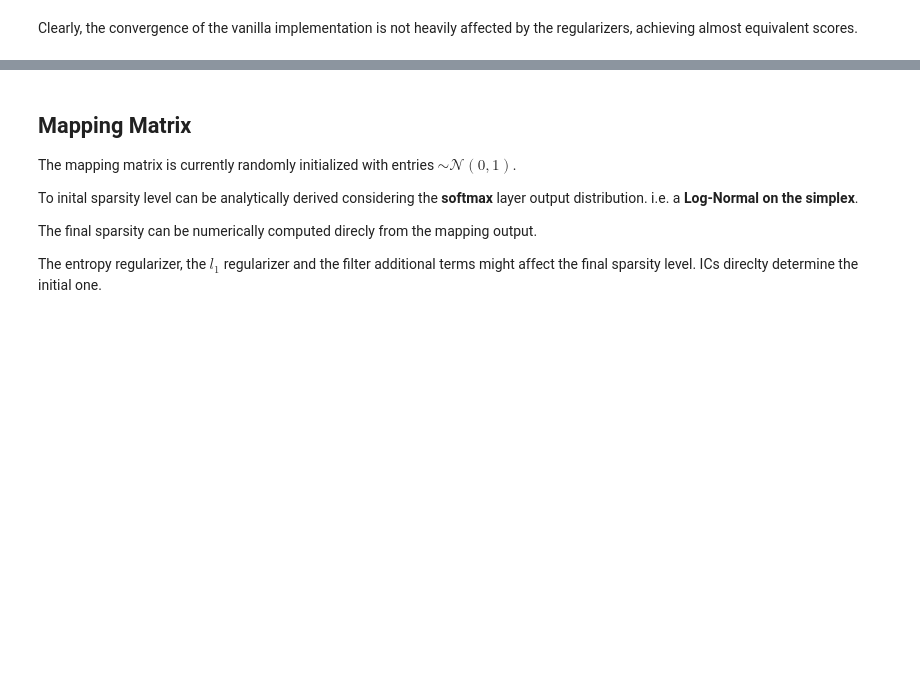
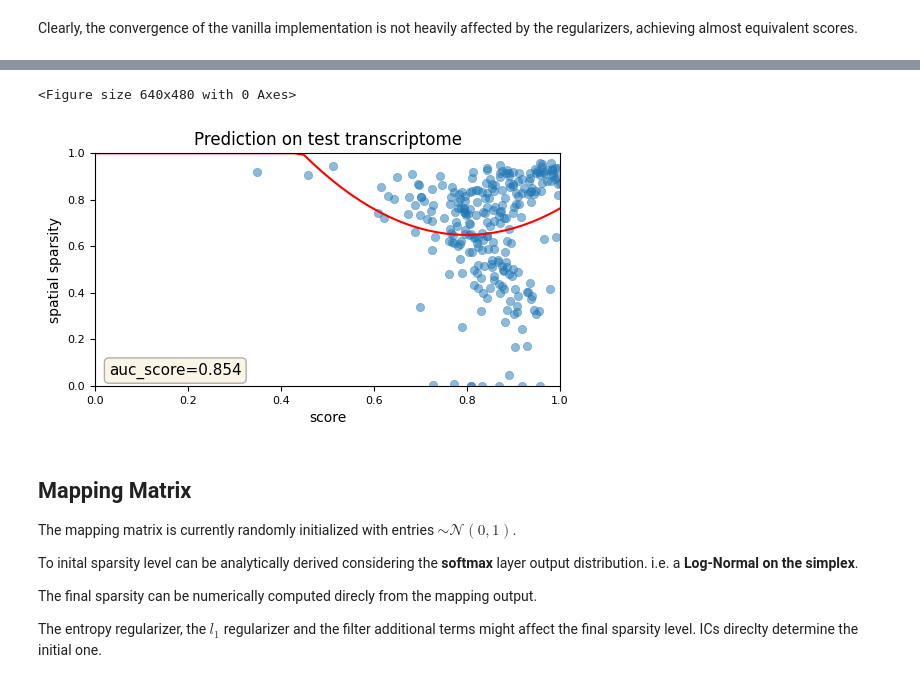
Before and after one commit to enric-bazz/Tangram, a Jupyter notebook: MyNotebooks/vanilla_model_analysis.ipynb, the cells around one changed output, grey strips where cells are left out. Saved outputs shown, nothing was run; the diff lists cells and outputs as text; code cells hidden in the pictures; blank space fills up the shorter version.

```diff
--- a/MyNotebooks/vanilla_model_analysis.ipynb
+++ b/MyNotebooks/vanilla_model_analysis.ipynb
@@ -486,3 +541,8 @@ Clearly, the convergence of the vanilla implementation is not heavily affected b
+# %%
+tgl.plot_auc_curve(df)
+# %% [output]
+<Figure size 640x480 with 0 Axes>
+[figure, added]
 # %% [markdown]
 ## Mapping Matrix
 The mapping matrix is currently randomly initialized with entries $\sim \mathcal{N}(0,1)$.
```
Also changed, not shown: parts of 21 cells of this notebook.
